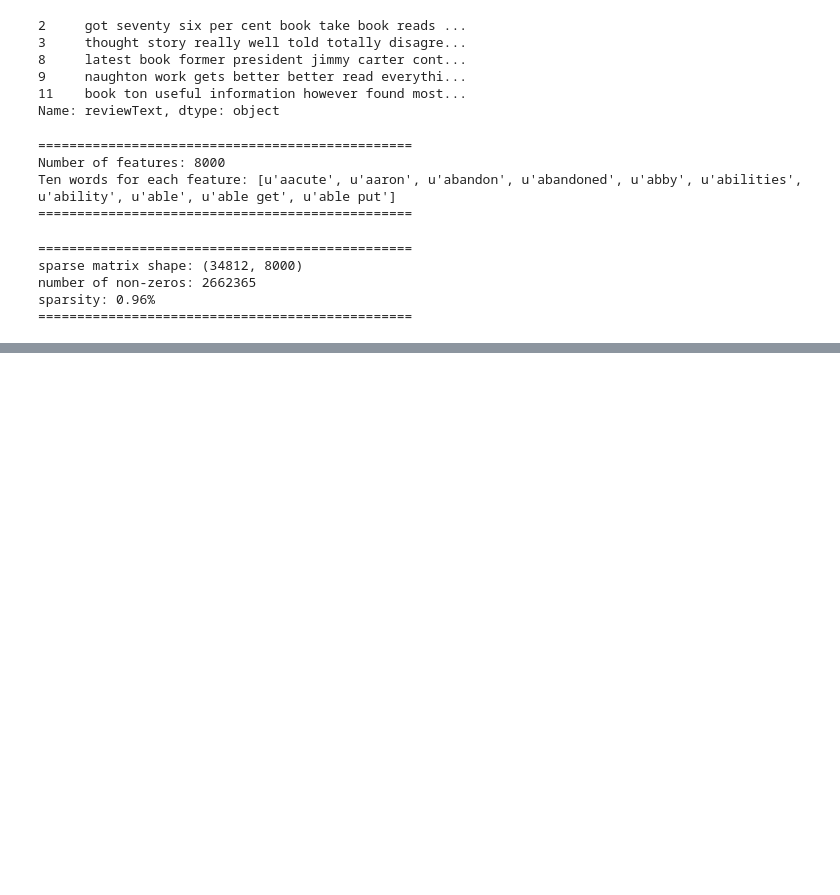
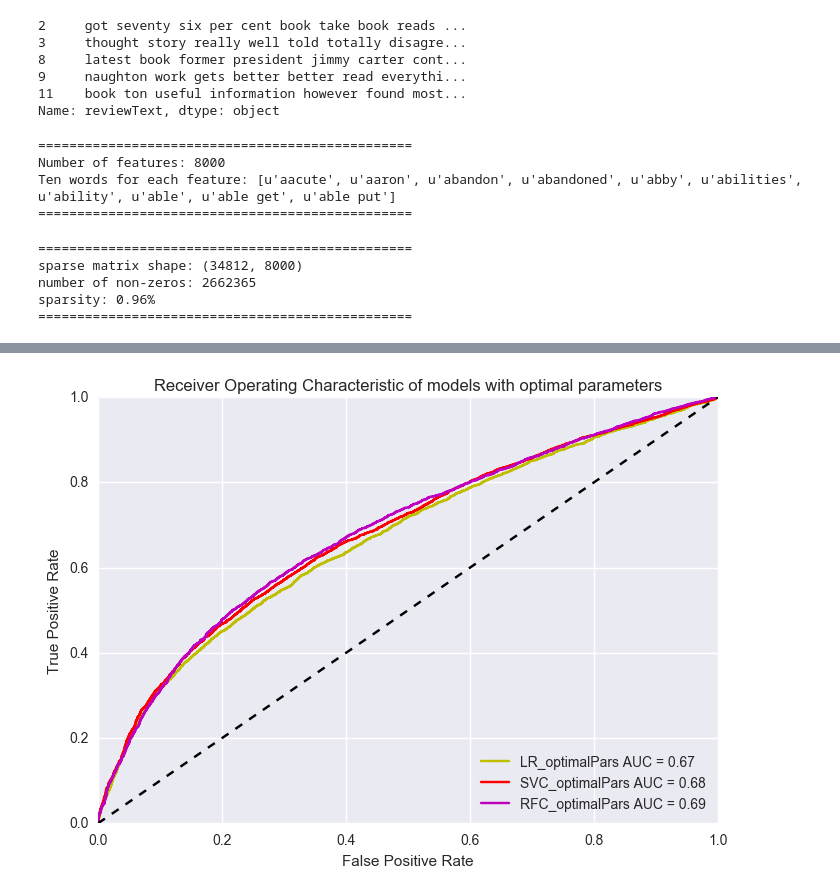
Before and after one commit to TancyKao/AmazonReviewProj, a Jupyter notebook: AmazonBookPilot.ipynb, the cells around one changed output, grey strips where cells are left out. Saved outputs shown, nothing was run; the diff lists cells and outputs as text; code cells hidden in the pictures; blank space fills up the shorter version.

```diff
--- a/AmazonBookPilot.ipynb
+++ b/AmazonBookPilot.ipynb
@@ -993 +1035,15 @@ SVC the best performing C value is: 0.845082631616
+# %%
+pipeline_LR = Pipeline([
+      ('feature_union',  features),
+      ('predictor', LogisticRegression(C=LR_best_c, dual=False, fit_intercept=False,
+                                       intercept_scaling=1, penalty='l2', tol=0.0001))])
+
+pipeline_SVC = Pipeline([
+      ('feature_union',  features),
+      ('predictor', CalibratedClassifierCV(LinearSVC(C=SVC_best_c)))])
+
+pipeline_RFC = Pipeline([
+      ('feature_union',  features),
+      ('predictor', RandomForestClassifier(n_estimators= 100, oob_score = True, n_jobs = -1,random_state =50,
+                                         max_features = "auto", min_samples_leaf = RFC_leaf_size))])
 # %%
@@ -1026,0 +1089,30 @@ avg / total       0.64      0.64      0.63     10444
+# %%
+opt_FPRs = []
+opt_TPRs = []
+opt_ROC_AUCs =[]
+
+for k in range(0,len(opt_models)):
+    prob = opt_predModels[k].predict_proba(X_validation)
+    preds = prob[:,1]
+    fpr, tpr, threshold = roc_curve(Y_validationBinary, preds, pos_label=0)
+    roc_auc = auc(fpr, tpr)
+    opt_FPRs.append(fpr)
+    opt_TPRs.append(tpr)
+    opt_ROC_AUCs.append(roc_auc)
+# %%
+## plot ROC curve
+plt.title('Receiver Operating Characteristic of models with optimal parameters')
+
+plt.plot(opt_FPRs[0], opt_TPRs[0], 'y', label='%s AUC = %0.2f'% (opt_models[0][0],opt_ROC_AUCs[0]))
+plt.plot(opt_FPRs[1], opt_TPRs[1], 'r', label='%s AUC = %0.2f'% (opt_models[1][0],opt_ROC_AUCs[1]))
+plt.plot(opt_FPRs[2], opt_TPRs[2], 'm', label='%s AUC = %0.2f'% (opt_models[2][0],opt_ROC_AUCs[2]))
+
+plt.legend(loc='lower right')
+plt.plot([0,1],[0,1],'k--')
+plt.xlim([0,1])
+plt.ylim([0,1])
+plt.ylabel('True Positive Rate')
+plt.xlabel('False Positive Rate')
+plt.show()
+# %% [output]
+[figure, added]
```
Also changed, not shown: parts of 38 cells of this notebook.
